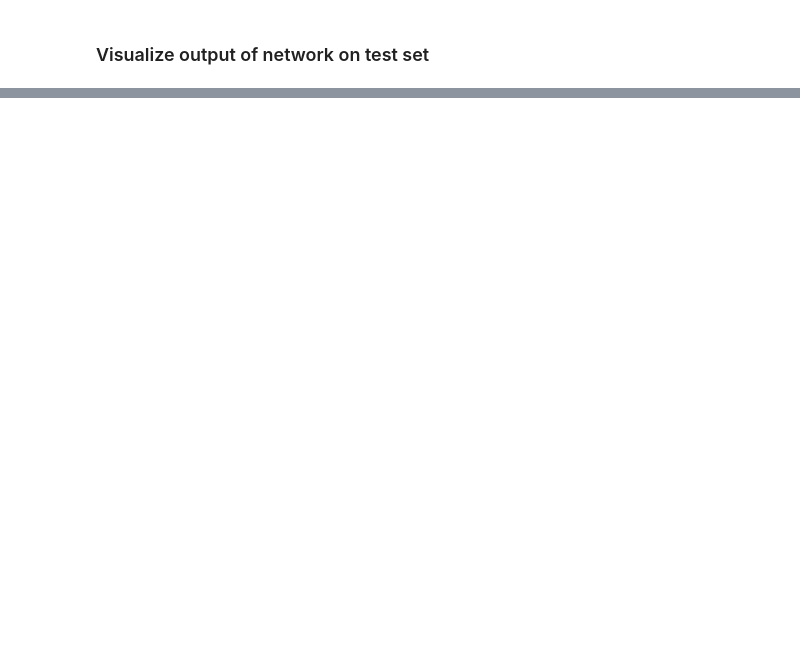
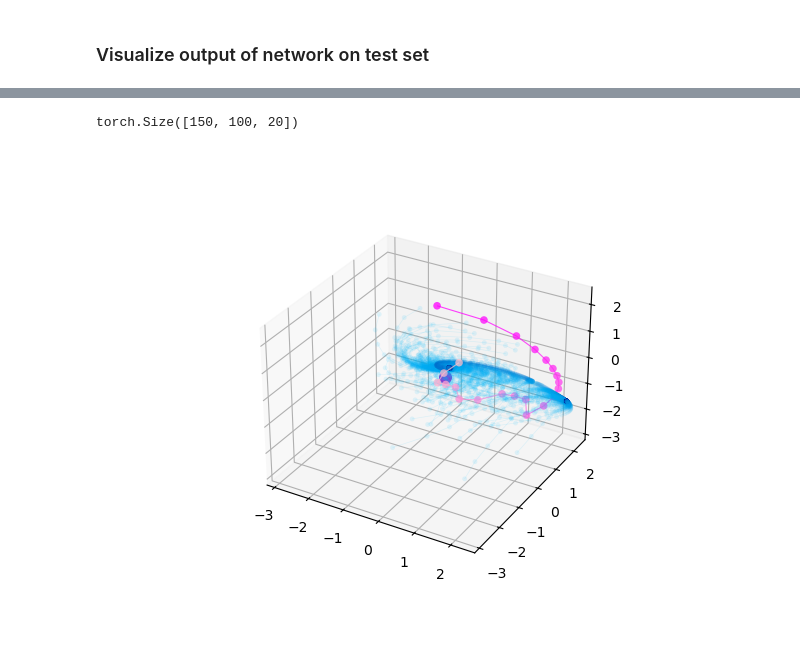
Before and after one commit to jonathan-chien/counting-rnn, a Jupyter notebook: notebooks/beta_00.ipynb, the cells around one changed output, grey strips where cells are left out. Drawn from its saved outputs; the diff is of its cells as text; code cells hidden in the pictures; blank space fills up the shorter version.

```diff
--- a/notebooks/beta_00.ipynb
+++ b/notebooks/beta_00.ipynb
@@ -837,7 +982,7 @@ num_timesteps = 100
 input = torch.zeros((num_inits, num_timesteps, input_size), device=local_device)
 
 # Run forward pass in zeros input from different initializations.
-_, _, hidden_random_init = model.forward(input, h_0=h_0.unsqueeze(0))
+_, hidden_random_init, _ = model.forward(input, h_0=h_0.unsqueeze(0))
 hidden_random_init = hidden_random_init.to('cpu')
 
 random_init_pcs_all, _, _, random_init_eigenvecs, _ = pca(
@@ -853,6 +998,8 @@ axis_limits = (
 ax_7.set_xlim(axis_limits)
 ax_7.set_ylim(axis_limits)
 ax_7.set_zlim(axis_limits)
+
+print(hidden_random_init.shape)
 
 for i_init in range(num_inits):
     # PCs for current trajectory.
@@ -862,33 +1009,36 @@ for i_init in range(num_inits):
                 pcs,
                 ax=ax_7,
                 traj_linewidth=0.5,
                 marker_size=12,
                 alpha=0.1,
                 set_box_aspect=False,
                 uniform_axis_size=False,
                 cmap=mcolors.LinearSegmentedColormap.from_list(
                     'deepsky_to_darkblue',
                     [(0, 'deepskyblue'), (1, 'darkblue')]
                 )
             )
 
 axs_7.scatter(torch.tensor([0]), torch.tensor([0]), torch.tensor([0]), s=70, color='darkorchid')
 
 
 
 _, axs_7 = plot_utils.plot_trajectory(
                 hidden_test[batch_seq_idx, :hidden_test_lengths[batch_seq_idx], :] @ random_init_eigenvecs,
                 ax=axs_7,
                 traj_linewidth=0.8,
                 marker_size=30,
                 alpha=0.75,
                 set_box_aspect=False,
                 uniform_axis_size=False,
                 cmap=mcolors.LinearSegmentedColormap.from_list(
                     'pink_to_darkred',
                     [(0, 'pink'), (1, 'fuchsia')]
                 )
             )
+# %% [output]
+torch.Size([150, 100, 20])
+[figure, added]
 # %%
 # Same as above cell but for newly initialized model.
 
```
Also changed, not shown: parts of 14 cells of this notebook.
